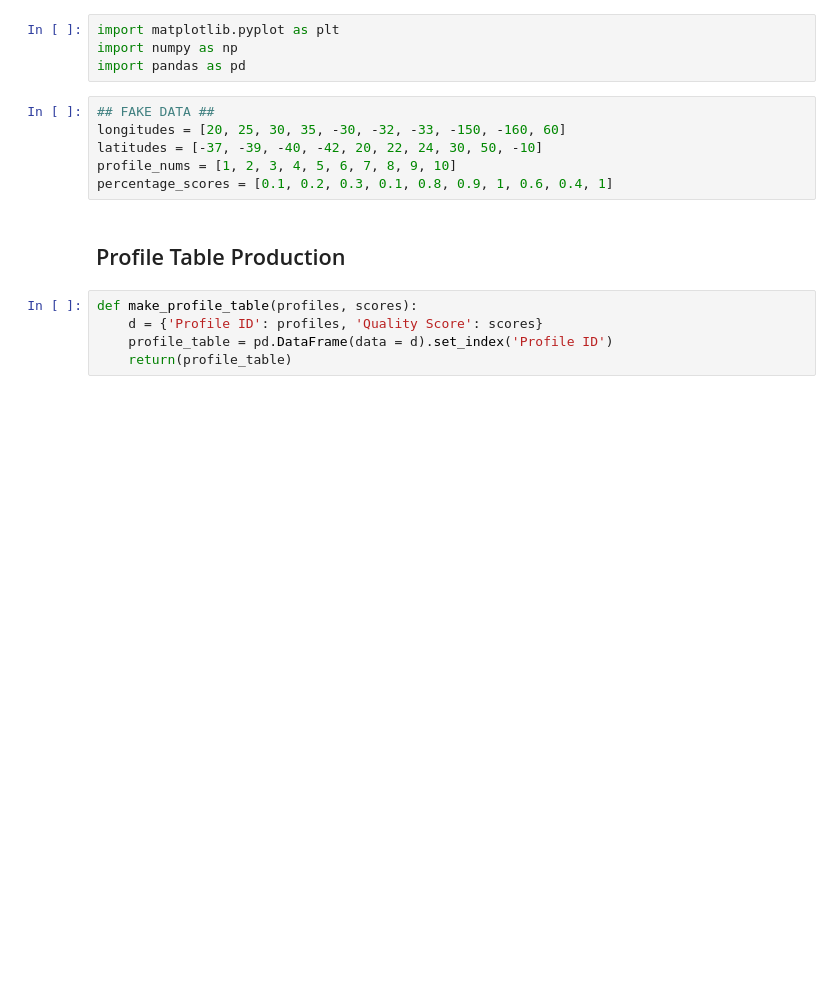
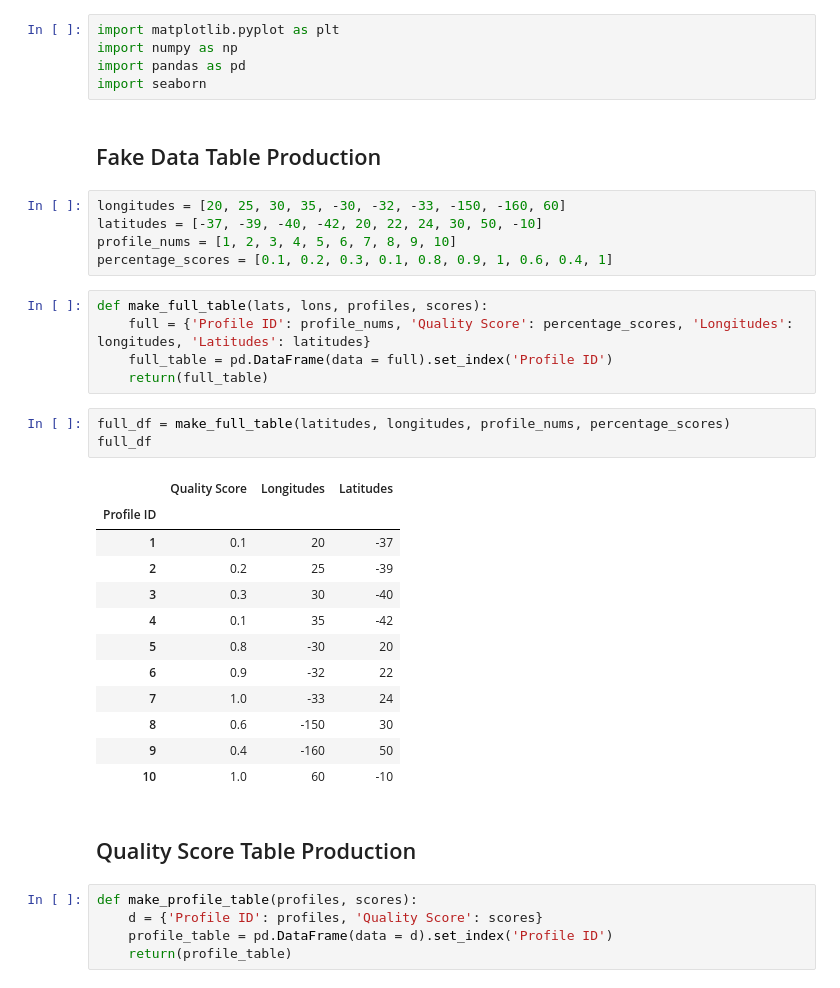
Before and after one commit to oceanhackweek/ohw19-projects-TMIVP, a Jupyter notebook: Fake_data.ipynb, the cells around one changed output. Saved outputs shown, nothing was run; the diff lists cells and outputs as text; blank space fills up the shorter version.

```diff
--- a/Fake_data.ipynb
+++ b/Fake_data.ipynb
@@ -2,14 +2,37 @@
 import matplotlib.pyplot as plt
 import numpy as np
 import pandas as pd
+import seaborn
+# %% [markdown]
+## Fake Data Table Production
 # %%
-## FAKE DATA ##
 longitudes = [20, 25, 30, 35, -30, -32, -33, -150, -160, 60]
 latitudes = [-37, -39, -40, -42, 20, 22, 24, 30, 50, -10]
 profile_nums = [1, 2, 3, 4, 5, 6, 7, 8, 9, 10]
 percentage_scores = [0.1, 0.2, 0.3, 0.1, 0.8, 0.9, 1, 0.6, 0.4, 1]
+# %%
+def make_full_table(lats, lons, profiles, scores):
+    full = {'Profile ID': profile_nums, 'Quality Score': percentage_scores, 'Longitudes': longitudes, 'Latitudes': latitudes}
+    full_table = pd.DataFrame(data = full).set_index('Profile ID')
+    return(full_table)
+# %%
+full_df = make_full_table(latitudes, longitudes, profile_nums, percentage_scores)
+full_df
+# %% [output]
+|  | Quality Score | Longitudes | Latitudes |
+| Profile ID |  |  |  |
+| 1 | 0.1 | 20 | -37 |
+| 2 | 0.2 | 25 | -39 |
+| 3 | 0.3 | 30 | -40 |
+| 4 | 0.1 | 35 | -42 |
+| 5 | 0.8 | -30 | 20 |
+| 6 | 0.9 | -32 | 22 |
+| 7 | 1.0 | -33 | 24 |
+| 8 | 0.6 | -150 | 30 |
+| 9 | 0.4 | -160 | 50 |
+| 10 | 1.0 | 60 | -10 |
 # %% [markdown]
-## Profile Table Production
+## Quality Score Table Production
 # %%
 def make_profile_table(profiles, scores):
     d = {'Profile ID': profiles, 'Quality Score': scores}
```
Also changed, not shown: parts of 7 cells of this notebook, 1 other file.
